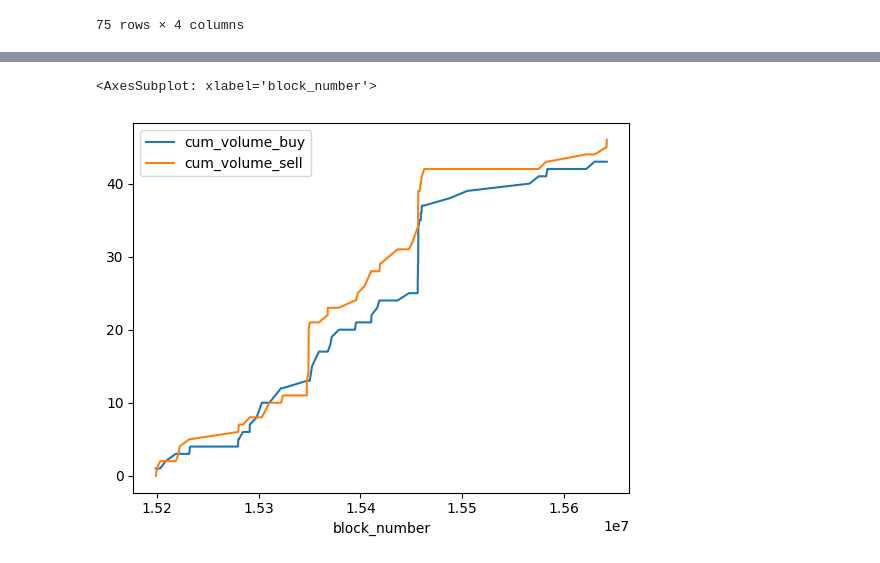
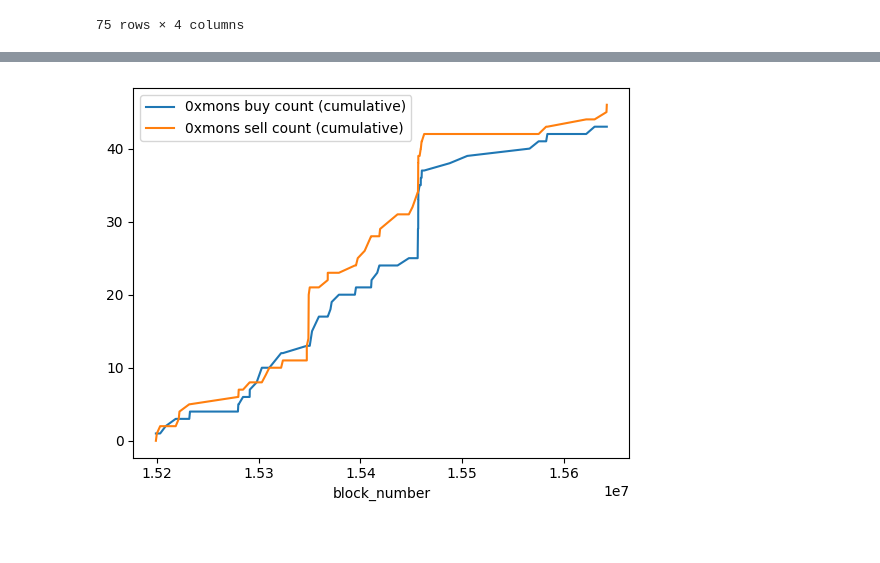
Before and after one commit to fmrmf/sudo-ape, a Jupyter notebook: notebook/sudo-pool.ipynb, the cells around one changed output, grey strips where cells are left out. Drawn from its saved outputs; the diff is of its cells as text; code cells hidden in the pictures.

```diff
--- a/notebook/sudo-pool.ipynb
+++ b/notebook/sudo-pool.ipynb
@@ -273,12 +274,13 @@ query_swaps['volume_sell'] = query_swaps.apply(lambda x: get_nft_volume(x, False
 # get cumulative NFT volumes
 query_swaps['cum_volume_buy'] = query_swaps['volume_buy'].cumsum()
 query_swaps['cum_volume_sell'] = query_swaps['volume_sell'].cumsum()
-# %%
-# plot historical cumulative volumes
-query_swaps.plot(y=['cum_volume_buy', 'cum_volume_sell'])
-# %% [output]
-<AxesSubplot: xlabel='block_number'>
-[figure, removed]
+# %%
+# plot historical cumulative volumes (in # NFTs)
+# NOTE: these are the "count" fields in pool-analysis.js
+ax = query_swaps.plot(y=['cum_volume_buy', 'cum_volume_sell'], label=['0xmons buy count (cumulative)', '0xmons sell count (cumulative)'])
+ax.get_figure().savefig('notebook/assets/counts.png')
+# %% [output]
+[figure, added]
 # %%
 # determine prices each NFT was bought or sold for by cross ref query swaps with query prices
 # add in as a column to query transfers
```
Also changed, not shown: parts of 8 cells of this notebook, 3 other files.
